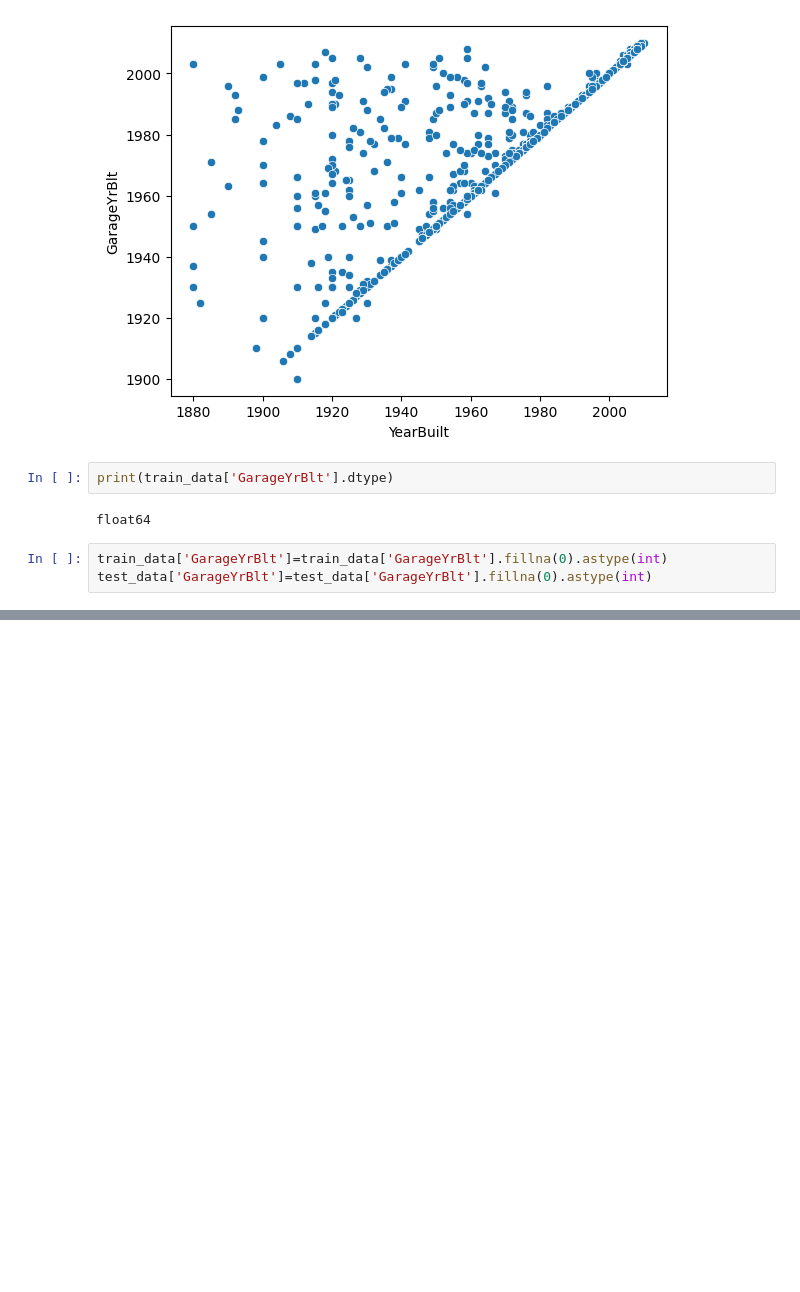
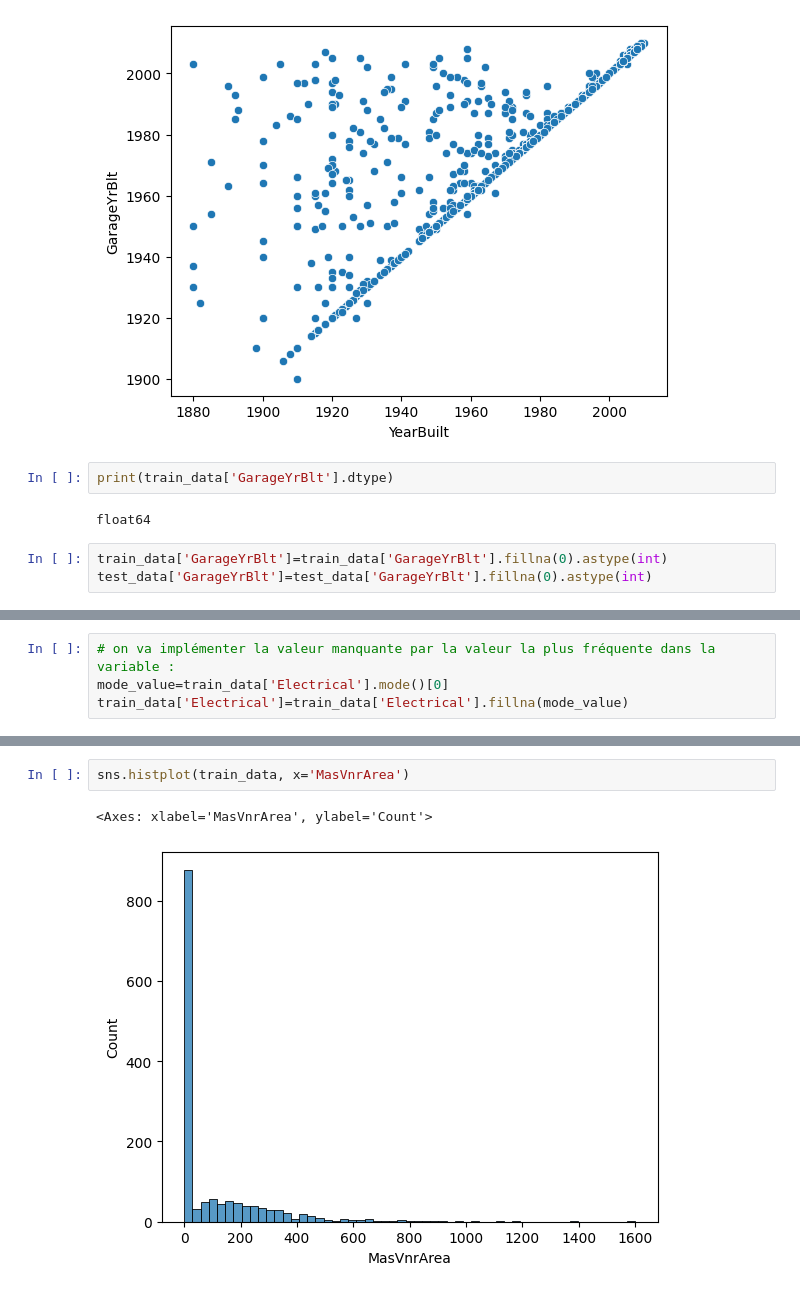
Before and after one commit to antoine-guibert/house_prices, a Jupyter notebook: exploration_donnees.ipynb, the cells around one changed output, grey strips where cells are left out. Cells and saved outputs as stored; diff of their text form; blank space fills up the shorter version.

```diff
--- a/exploration_donnees.ipynb
+++ b/exploration_donnees.ipynb
@@ -285,0 +353,4 @@ Length: 77, dtype: int64
+# %%
+# on va implémenter la valeur manquante par la valeur la plus fréquente dans la variable :
+mode_value=train_data['Electrical'].mode()[0]
+train_data['Electrical']=train_data['Electrical'].fillna(mode_value)
@@ -285,0 +383,5 @@ Length: 77, dtype: int64
+# %%
+sns.histplot(train_data, x='MasVnrArea')
+# %% [output]
+<Axes: xlabel='MasVnrArea', ylabel='Count'>
+[figure, added]
```
Also changed, not shown: parts of 18 cells of this notebook.
